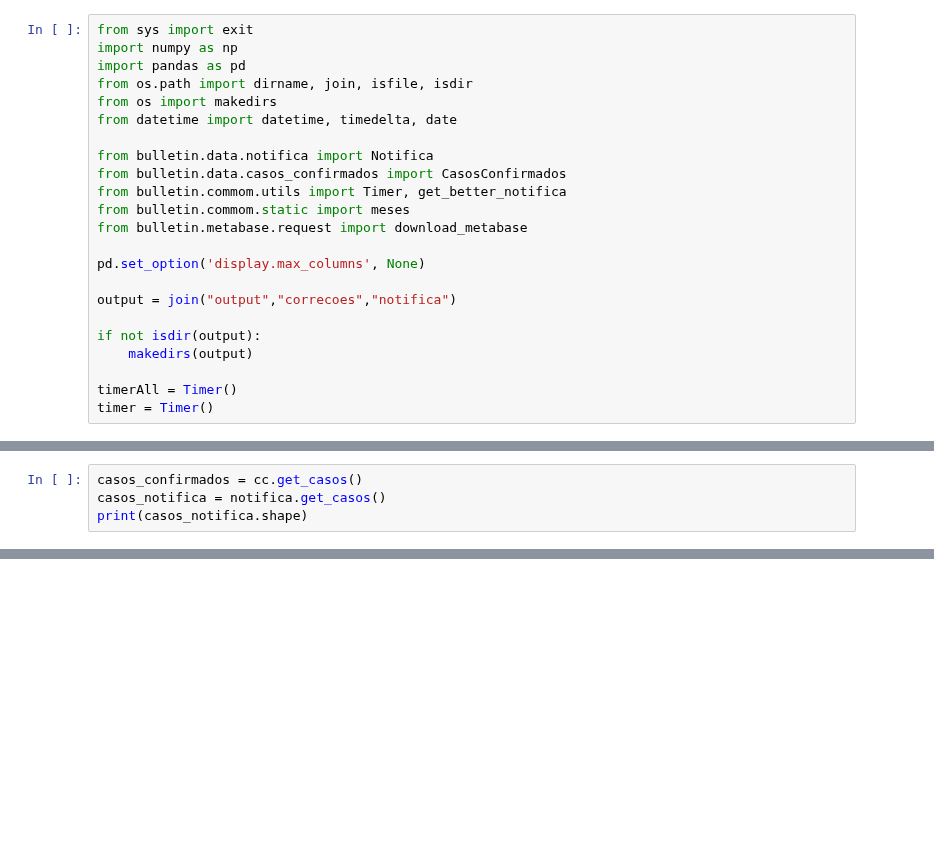
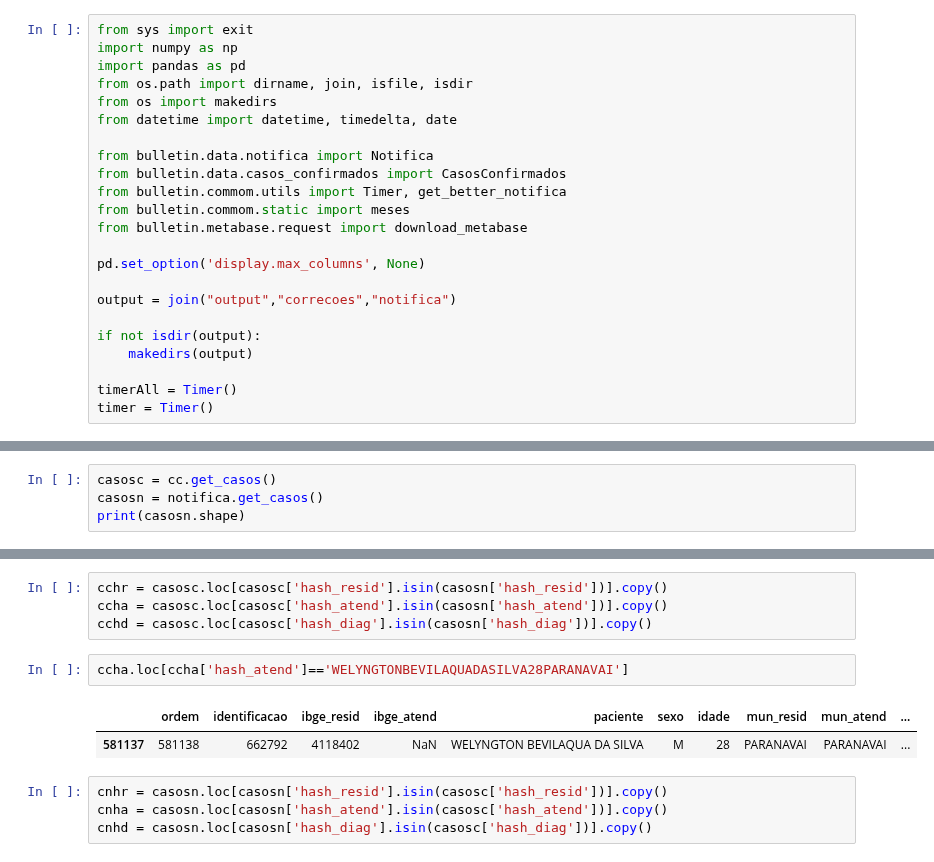
Before and after one commit to vinnylg/covid19datascience, a Jupyter notebook: merge_notifica.ipynb, the cells around one changed output, grey strips where cells are left out. Saved outputs shown, nothing was run; the diff lists cells and outputs as text; blank space fills up the shorter version.

```diff
--- a/merge_notifica.ipynb
+++ b/merge_notifica.ipynb
@@ -35,4 +38,4 @@ print(notifica.shape())
 # %%
-casos_confirmados = cc.get_casos()
-casos_notifica = notifica.get_casos()
-print(casos_notifica.shape)
+casosc = cc.get_casos()
+casosn = notifica.get_casos()
+print(casosn.shape)
@@ -59,0 +63,13 @@ print(merge_casos_confirmados.shape)
+# %%
+cchr = casosc.loc[casosc['hash_resid'].isin(casosn['hash_resid'])].copy()
+ccha = casosc.loc[casosc['hash_atend'].isin(casosn['hash_atend'])].copy()
+cchd = casosc.loc[casosc['hash_diag'].isin(casosn['hash_diag'])].copy()
+# %%
+ccha.loc[ccha['hash_atend']=='WELYNGTONBEVILAQUADASILVA28PARANAVAI']
+# %% [output]
+|  | ordem | identificacao | ibge_resid | ibge_atend | paciente | sexo | idade | mun_resid | mun_atend | ... |
+| 581137 | 581138 | 662792 | 4118402 | NaN | WELYNGTON BEVILAQUA DA SILVA | M | 28 | PARANAVAI | PARANAVAI | ... |
+# %%
+cnhr = casosn.loc[casosn['hash_resid'].isin(casosc['hash_resid'])].copy()
+cnha = casosn.loc[casosn['hash_atend'].isin(casosc['hash_atend'])].copy()
+cnhd = casosn.loc[casosn['hash_diag'].isin(casosc['hash_diag'])].copy()
```
Also changed, not shown: parts of 13 cells of this notebook, 4 other files.
